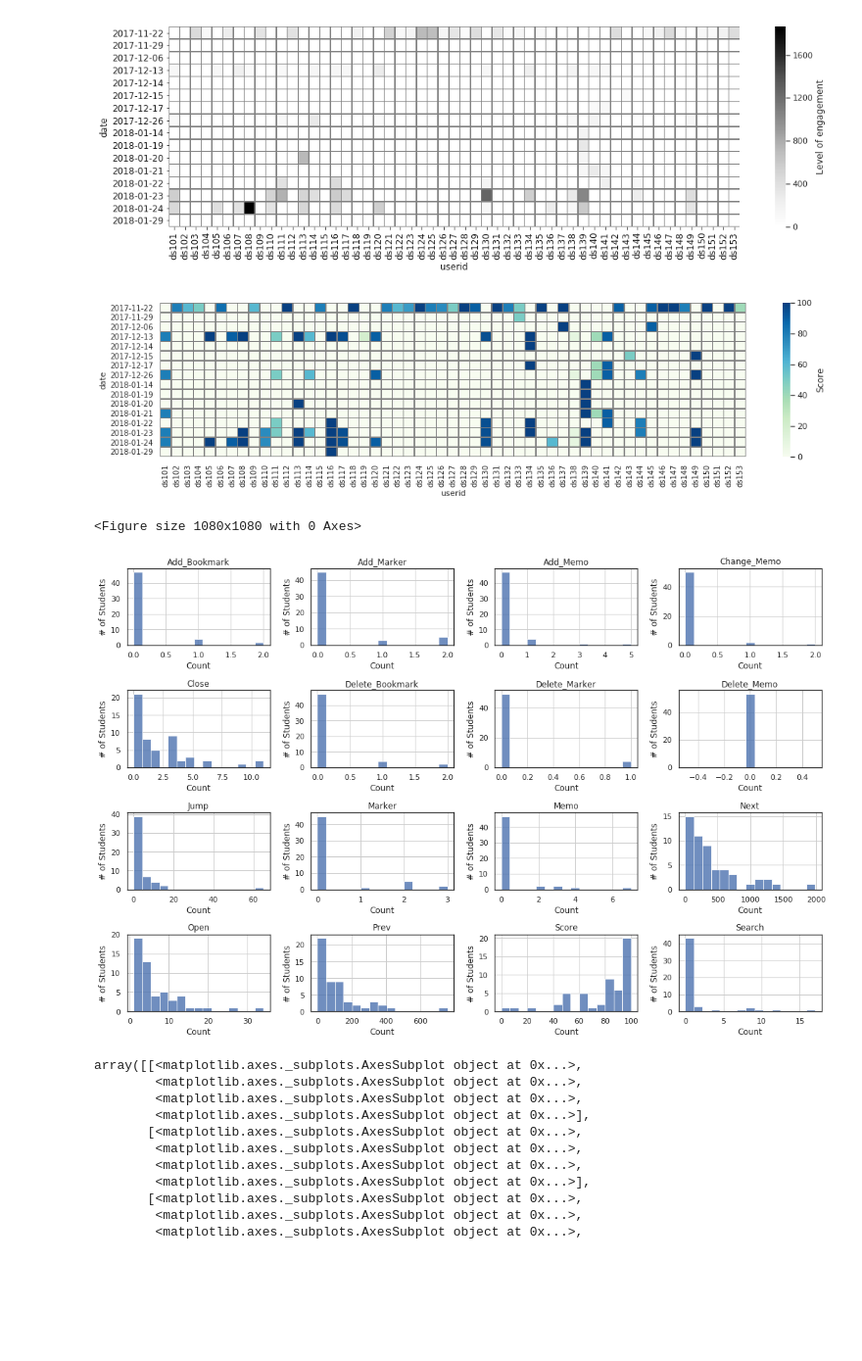
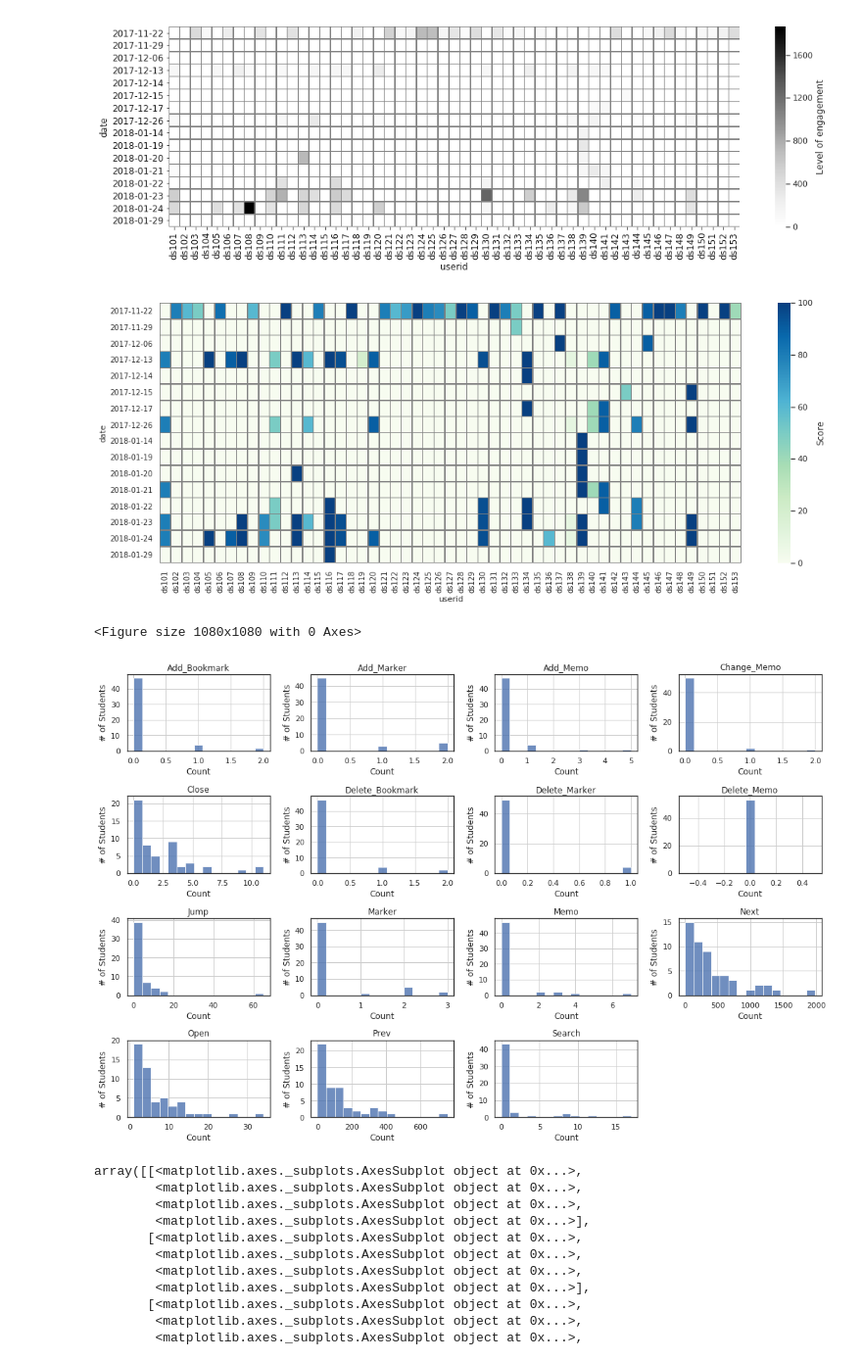
Before and after one commit to owen198/kyoto_ebook, a Jupyter notebook: Data visualization.ipynb, the cells around one changed output. Shown at 98% size. Drawn from its saved outputs; the diff is of its cells as text; code cells hidden in the pictures; blank space fills up the shorter version.

Commit message:
fix some figure

```diff
--- a/Data visualization.ipynb
+++ b/Data visualization.ipynb
@@ -76,31 +76,31 @@ kyoto_1_score = pd.read_csv('dataset/data1_score.csv')
 kyoto_x_all = pd.merge(plot_df, kyoto_1_score, on='userid')
 # %%
 
-fig1, ax1 = plt.subplots(figsize=(15, 4))
+fig1, ax1 = plt.subplots(figsize=(15, 6))
 #ax1.set_title('Students\' score versus learning activitits per week', fontsize=12)
 pivot = kyoto_x_all.pivot(index='userid', columns='date', values='score')
 #pivot = kyoto_x_all.pivot(index='userid', columns='date', values='score')
 pivot = pivot.fillna(0).T
 #pivot.reindex(set(kyoto_x_all['date'].dt.strftime('%Y-%m-%d')))
 
 sns.set()
 ax1 = sns.heatmap(pivot,
                   cbar_kws={'label': 'Score'},
                   cmap='GnBu',
                   linewidths=0.5,
                   linecolor='gray')
 
 sns.set(font_scale=0.9)
 
 #ax1.yaxis_date()
 #plot_df['date'] = pd.to_datetime(kyoto_x_all['date'])
 #ax1.set_xticklabels(kyoto_x_all['date'].dt.strftime('%Y-%m-%d'), rotation=-45, fontsize=12)
 #ax1.set_yticklabels(set(kyoto_x_all['date'].dt.strftime('%Y-%m-%d')), fontsize=12)
 ax1.set_yticklabels(pivot.index, rotation=0)
 fig1.tight_layout()
 fig1.savefig('./images/students_score_week.png', dpi=300)
 # %% [output]
-[figure, old version]
+[figure, new version]
 # %%
 sns.set(style='white')
 
@@ -150,7 +150,7 @@ kyoto_1_x = kyoto_1_x.drop(['userid', 'Delete_Memo'], axis=1)
 # %%
 
 kyoto_1_x = pd.read_csv('dataset/dataset1_15features.csv')
-kyoto_1_x = kyoto_1_x.drop(['Userid'], axis=1)
+kyoto_1_x = kyoto_1_x.drop(['Score','Userid'], axis=1)
 
 plt.figure(figsize=(15, 15))
 ax = kyoto_1_x.hist(alpha=0.8, bins=15, figsize=(15, 10))
@@ -166,7 +166,7 @@ plt.tight_layout()
 plt.savefig('./images/feature_dist.png', dpi=300)
 # %% [output]
 <Figure size 1080x1080 with 0 Axes>
-[figure, old version]
+[figure, new version]
 # %%
 ax
 # %% [output]
```
Also changed, not shown: parts of 2 cells of this notebook, 1 other file.
